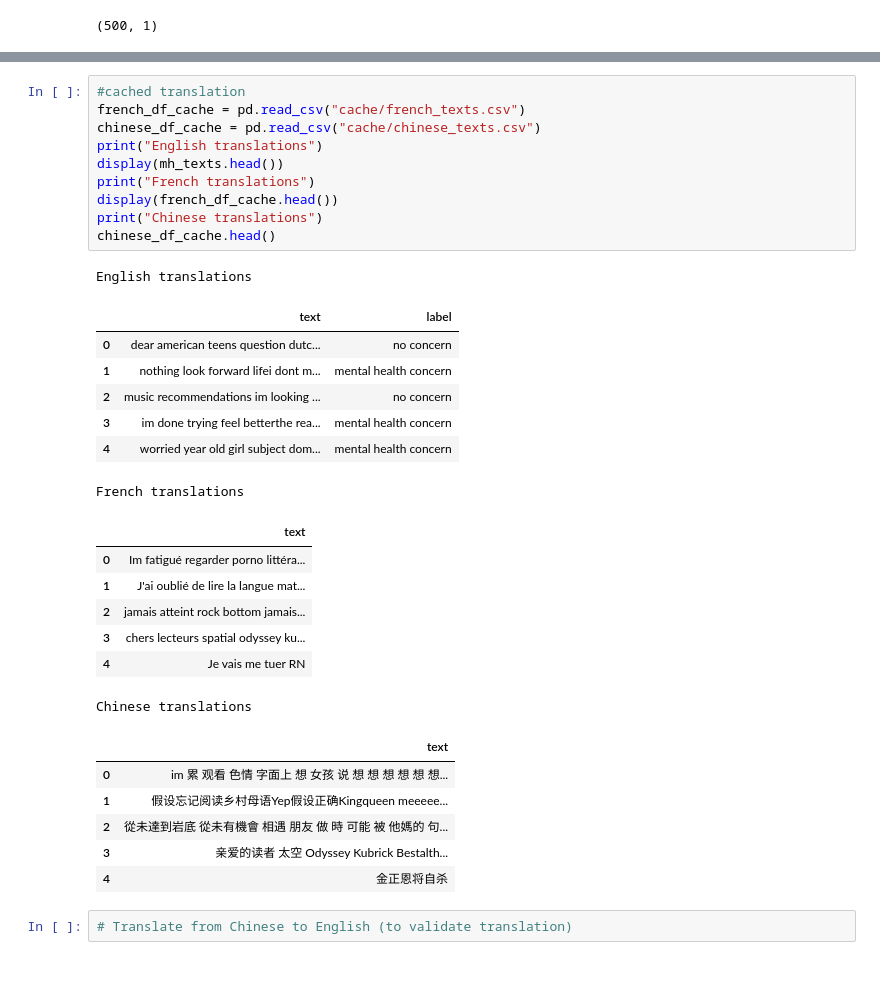
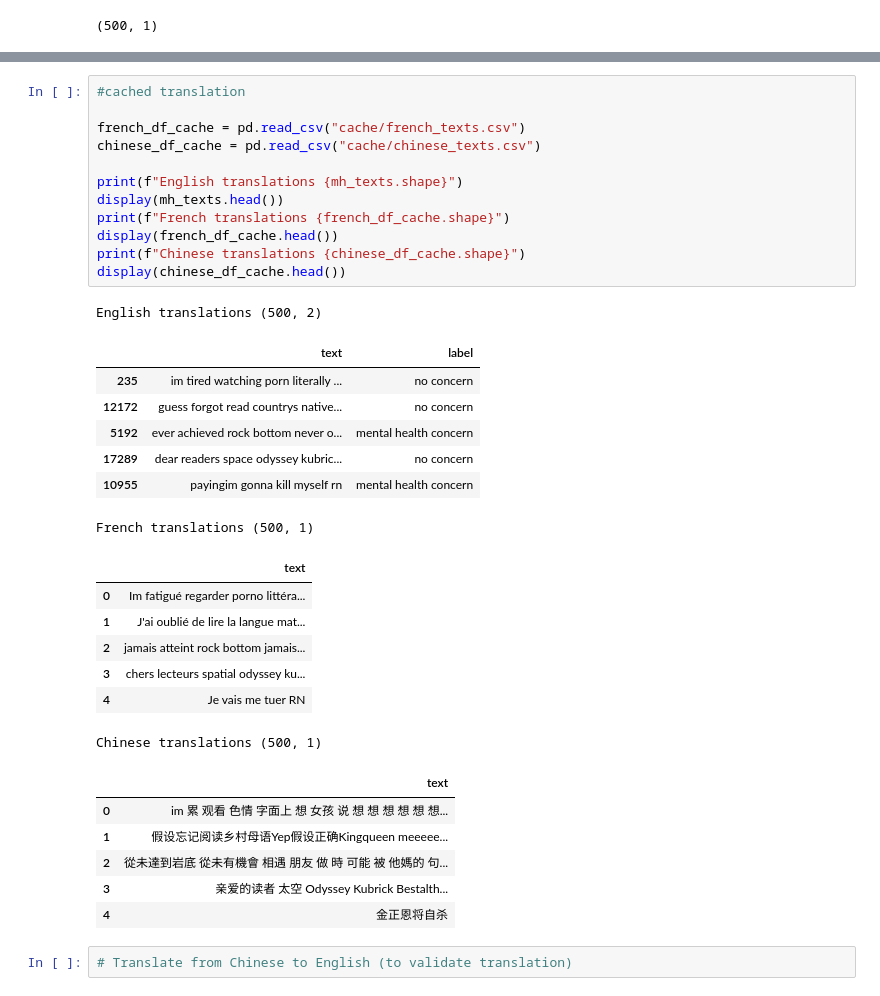
Before and after one commit to anabi77498/text-translation-and-bert, a Jupyter notebook: project.ipynb, the cells around one changed output, grey strips where cells are left out. Saved outputs shown, nothing was run; the diff lists cells and outputs as text.

Commit message:
pulled in cached data and displayed

```diff
--- a/project.ipynb
+++ b/project.ipynb
@@ -282,29 +300,31 @@ chinese_df.to_csv("drive/MyDrive/chinese_texts", sep=',', index=False, encoding=
 # %%
 #cached translation
+
 french_df_cache = pd.read_csv("cache/french_texts.csv")
 chinese_df_cache = pd.read_csv("cache/chinese_texts.csv")
-print("English translations")
+
+print(f"English translations {mh_texts.shape}")
 display(mh_texts.head())
-print("French translations")
+print(f"French translations {french_df_cache.shape}")
 display(french_df_cache.head())
-print("Chinese translations")
-chinese_df_cache.head()
+print(f"Chinese translations {chinese_df_cache.shape}")
+display(chinese_df_cache.head())
 # %% [output]
-English translations
+English translations (500, 2)
 |  | text | label |
-| 0 | dear american teens question dutc... | no concern |
-| 1 | nothing look forward lifei dont m... | mental health concern |
-| 2 | music recommendations im looking ... | no concern |
-| 3 | im done trying feel betterthe rea... | mental health concern |
-| 4 | worried year old girl subject dom... | mental health concern |
+| 235 | im tired watching porn literally ... | no concern |
+| 12172 | guess forgot read countrys native... | no concern |
+| 5192 | ever achieved rock bottom never o... | mental health concern |
+| 17289 | dear readers space odyssey kubric... | no concern |
+| 10955 | payingim gonna kill myself rn | mental health concern |
-French translations
+French translations (500, 1)
 |  | text |
 | 0 | Im fatigué regarder porno littéra... |
 | 1 | J'ai oublié de lire la langue mat... |
 | 2 | jamais atteint rock bottom jamais... |
 | 3 | chers lecteurs spatial odyssey ku... |
 | 4 | Je vais me tuer RN |
-Chinese translations
+Chinese translations (500, 1)
 |  | text |
 | 0 | im 累 观看 色情 字面上 想 女孩 说 想 想 想 想 想 想... |
 | 1 | 假设忘记阅读乡村母语Yep假设正确Kingqueen meeeee... |
```
Also changed, not shown: parts of 8 cells of this notebook.
